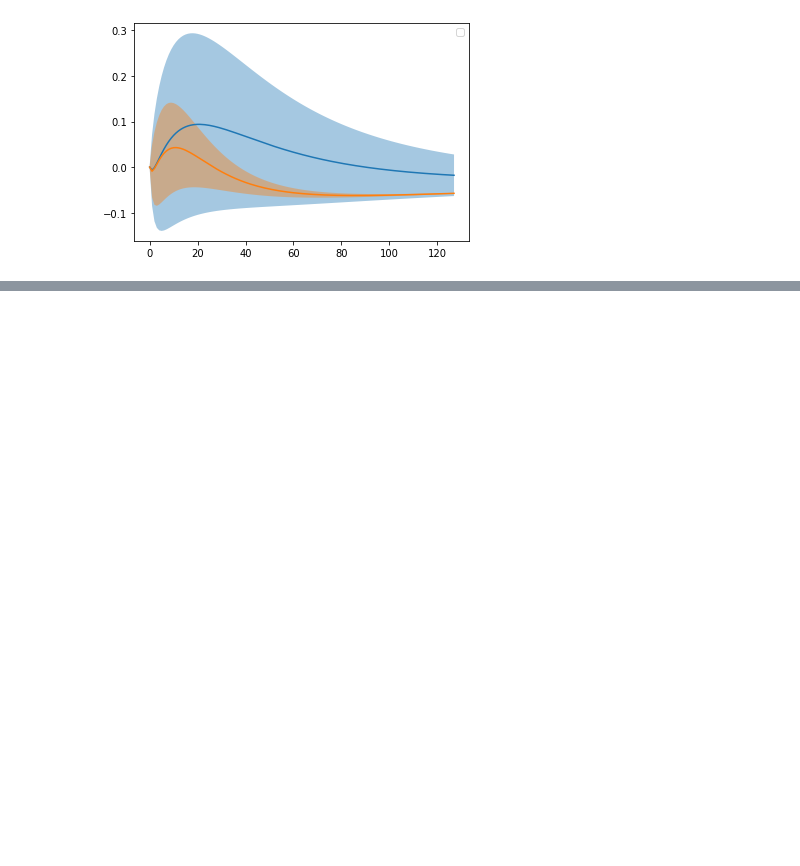
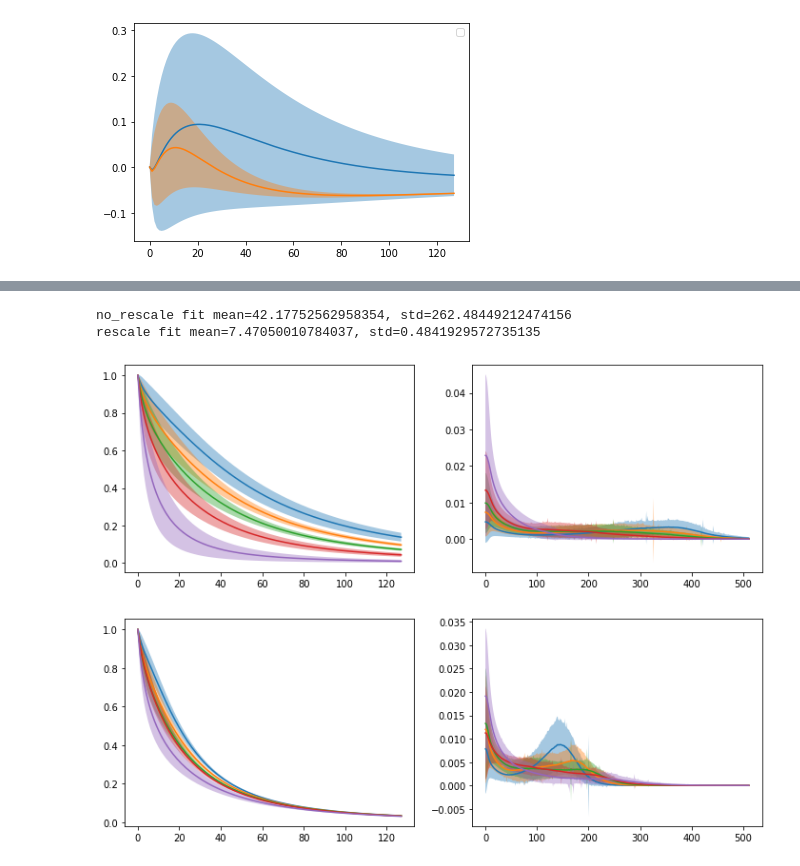
Before and after one commit to simonverret/deep_continuation, a Jupyter notebook: examples/dataset_statistics.ipynb, the cells around one changed output, grey strips where cells are left out. Drawn from its saved outputs; the diff is of its cells as text; code cells hidden in the pictures; blank space fills up the shorter version.

```diff
--- a/examples/dataset_statistics.ipynb
+++ b/examples/dataset_statistics.ipynb
@@ -22,7 +22,7 @@ sigma['rescale'   ] = np.load(os.path.join(DATAPATH,"sigma_B1_10000_seed555_512_
 # %% [markdown]
 Here are the difference in statistics
 # %%
-x = range(128)
+x = np.arange(128)
 for key, dataset in pi.items():
     avg = dataset.mean(axis=0)
     std = dataset.std(axis=0)
@@ -34,7 +34,7 @@ plt.show()
 # %% [output]
 [figure]
 # %%
-x = range(512)
+x = np.arange(512)
 for key, dataset in sigma.items():
     avg = dataset.mean(axis=0)
     std = dataset.std(axis=0)
@@ -64,0 +80,57 @@ No artists with labels found to put in legend.  Note that artists whose label st
+# %%
+from scipy.optimize import curve_fit
+
+def tail(x, p):
+    return 1/(p*x+1)
+
+def fit_tail(Pi, n=30):
+    assert n<=128
+    wn = np.arange(n)
+    popt, pcov = curve_fit(tail, wn, Pi[128-n:], p0=1/(120*np.pi/30))
+    return popt
+
+pfit = {}
+for key, dataset in pi.items():
+    pfit[key] = np.array([fit_tail(y) for y in dataset]).squeeze()
+    print(f"{key} fit mean={pfit[key].mean()}, std={pfit[key].std()}")
+# %% [output]
+no_rescale fit mean=42.17752562958354, std=262.48449212474156
+rescale fit mean=7.47050010784037, std=0.4841929572735135
+# %%
+for key in sigma:
+
+    bounds = [
+        np.quantile(pfit[key], 0),
+        np.quantile(pfit[key], 0.2),
+        np.quantile(pfit[key], 0.4),
+        np.quantile(pfit[key], 0.6),
+        np.quantile(pfit[key], 0.8),
+        np.quantile(pfit[key], 1)
+    ]
+
+    pstd = pfit[key].std()
+
+    fig, ax = plt.subplots(1,2, figsize=(12,4))
+    for i in range(len(bounds)-1):
+        lb = bounds[i]
+        ub = bounds[i+1]
+        mask = np.logical_and(lb<pfit[key], pfit[key]<ub)
+        # print(f"{mask.sum():5.0f} between {lb:.2f} and {ub:.2f}")
+
+        y = pi[key][mask,:]
+        avg = pi[key][mask].mean(0)
+        std = pi[key][mask].std(0)
+        x=np.arange(128)
+        ax[0].plot(x, avg)
+        ax[0].fill_between(x, avg-std, avg+std, alpha=0.4)
+
+        y = sigma[key][mask,:]
+        avg = sigma[key][mask].mean(0)
+        std = sigma[key][mask].std(0)
+        x=np.arange(512)
+        ax[1].plot(x, avg)
+        ax[1].fill_between(x, avg-std, avg+std, alpha=0.4)
+    plt.show()
+# %% [output]
+[figure, added]
+[figure, added]
```
Also changed, not shown: parts of 1 cell of this notebook.
